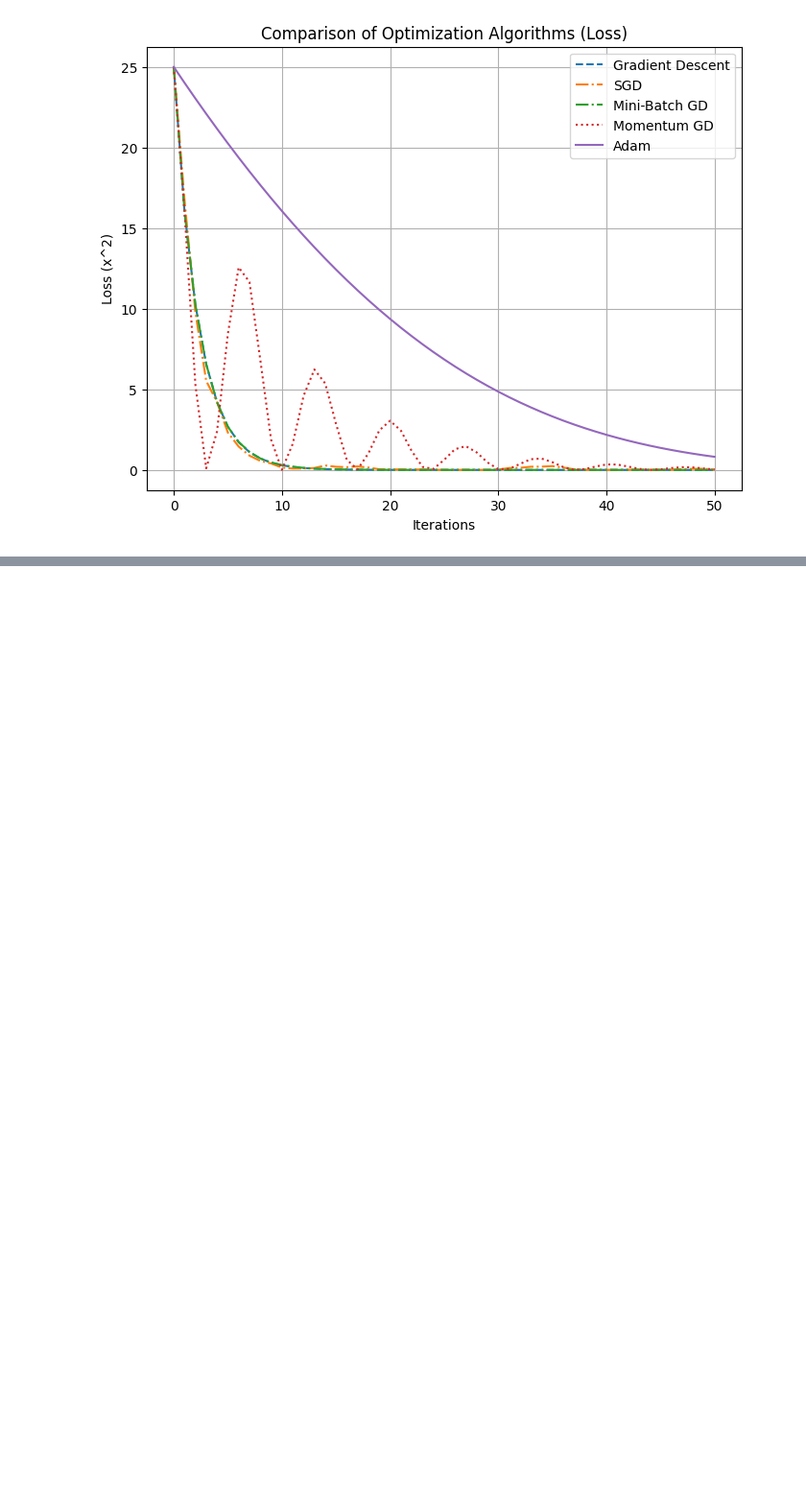
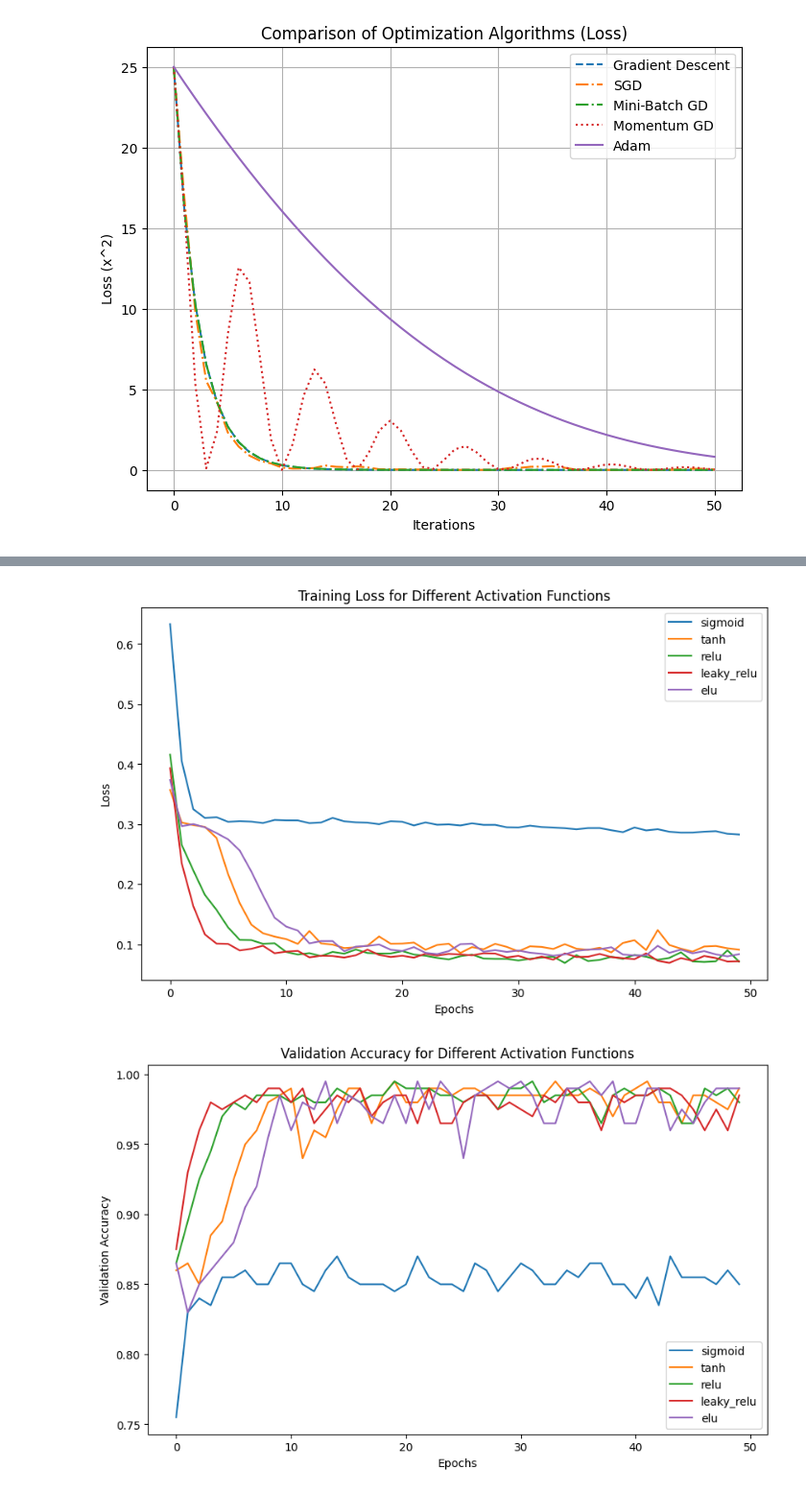
Before and after one commit to DivyaMeenaSundaram/Deep_Learning_Lab, a Jupyter notebook: Basics 1.ipynb, the cells around one changed output, grey strips where cells are left out. Shown at 96% size. Cells and saved outputs as stored; diff of their text form; code cells hidden in the pictures; blank space fills up the shorter version.

```diff
--- a/Basics 1.ipynb
+++ b/Basics 1.ipynb
@@ -660,0 +741,64 @@ plt.show()
+# %%
+import numpy as np
+import matplotlib.pyplot as plt
+from sklearn.datasets import make_moons
+from sklearn.model_selection import train_test_split
+from tensorflow import keras
+from tensorflow.keras.models import Sequential
+from tensorflow.keras.layers import Dense
+from tensorflow.keras.optimizers import Adam
+
+# Generate a simple dataset (moon-shaped data)
+X, y = make_moons(n_samples=1000, noise=0.2, random_state=42)
+
+# Split dataset into training and testing sets
+X_train, X_test, y_train, y_test = train_test_split(X, y, test_size=0.2, random_state=42)
+
+# Define activation functions to compare
+activations = ["sigmoid", "tanh", "relu", "leaky_relu", "elu"]
+
+# Store results
+histories = {}
+
+for act in activations:
+    # Define model
+    model = Sequential()
+    model.add(Dense(10, activation=act if act != "leaky_relu" else None, input_shape=(2,)))
+    if act == "leaky_relu":
+        model.add(keras.layers.LeakyReLU(alpha=0.01))  # Special handling for Leaky ReLU
+    model.add(Dense(10, activation=act if act != "leaky_relu" else None))
+    if act == "leaky_relu":
+        model.add(keras.layers.LeakyReLU(alpha=0.01))
+    model.add(Dense(1, activation="sigmoid"))  # Output layer for binary classification
+
+    # Compile model
+    model.compile(optimizer=Adam(learning_rate=0.01), loss="binary_crossentropy", metrics=["accuracy"])
+
+    # Train model
+    history = model.fit(X_train, y_train, epochs=50, batch_size=10, validation_data=(X_test, y_test), verbose=0)
+
+    # Store history
+    histories[act] = history
+
+# Plot training loss
+plt.figure(figsize=(10, 6))
+for act, history in histories.items():
+    plt.plot(history.history["loss"], label=f"{act}")
+plt.xlabel("Epochs")
+plt.ylabel("Loss")
+plt.title("Training Loss for Different Activation Functions")
+plt.legend()
+plt.show()
+
+# Plot validation accuracy
+plt.figure(figsize=(10, 6))
+for act, history in histories.items():
+    plt.plot(history.history["val_accuracy"], label=f"{act}")
+plt.xlabel("Epochs")
+plt.ylabel("Validation Accuracy")
+plt.title("Validation Accuracy for Different Activation Functions")
+plt.legend()
+plt.show()
+# %% [output]
+[figure, added]
+[figure, added]
```
Also changed, not shown: parts of 1 cell of this notebook.
